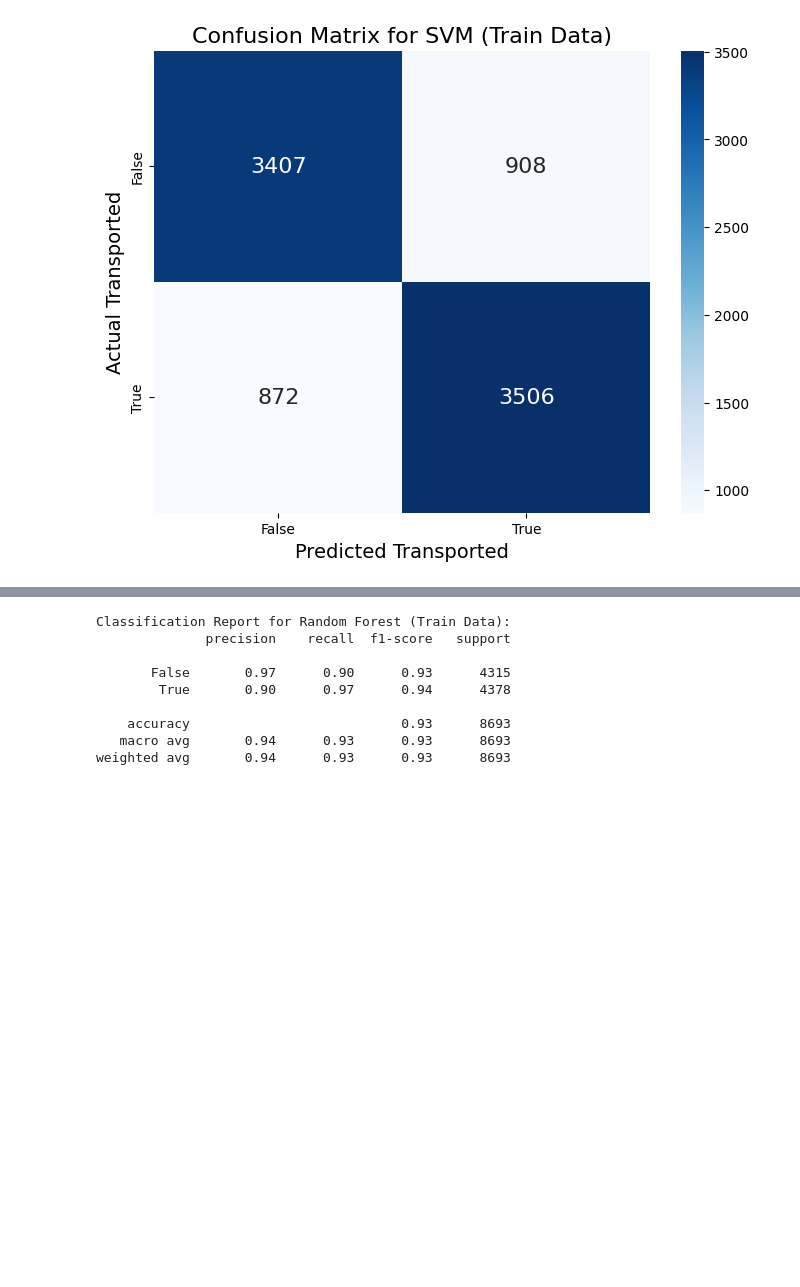
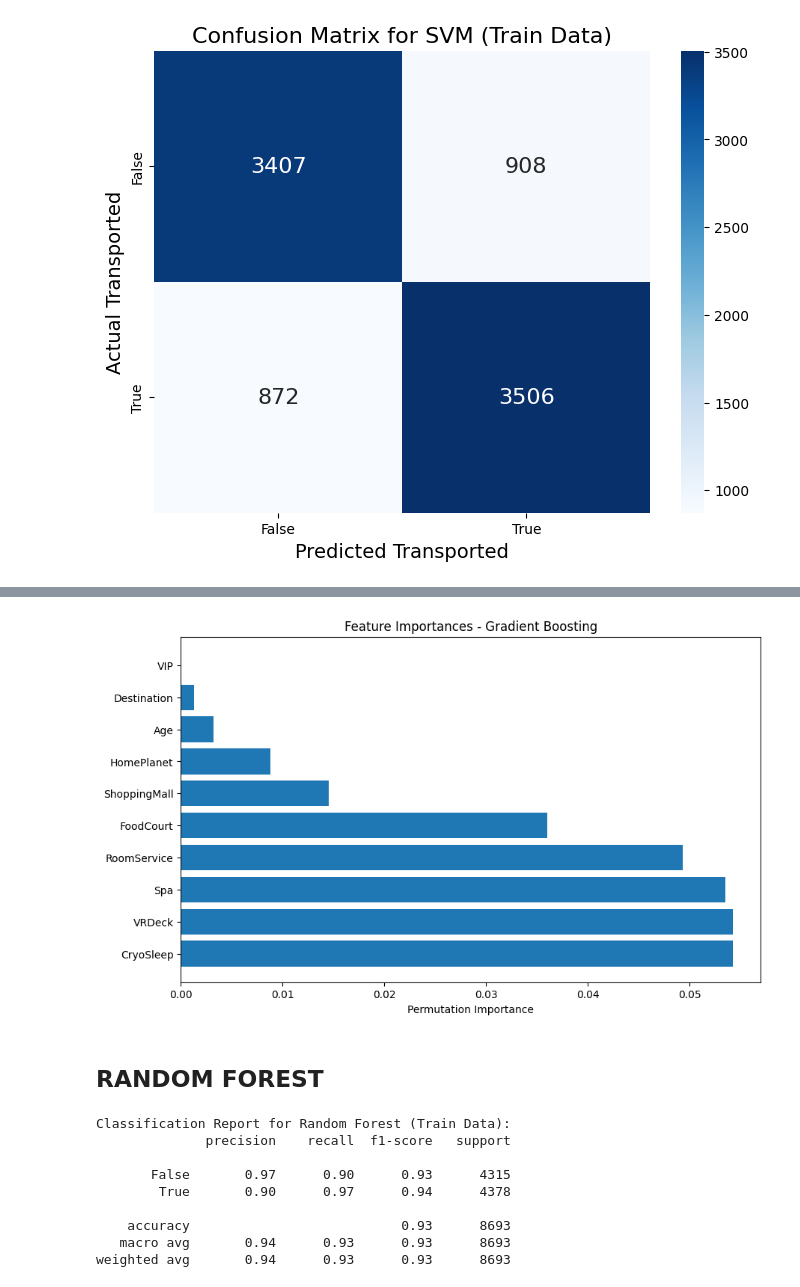
Before and after one commit to Kaggle-Challenge-Group-13/Spaceship-Titanic---Group-13, a Jupyter notebook: Kaggle_Spaceship_Challenge_Group_13.ipynb, the cells around one changed output, grey strips where cells are left out. Saved outputs shown, nothing was run; the diff lists cells and outputs as text; code cells hidden in the pictures; blank space fills up the shorter version.

```diff
--- a/Kaggle_Spaceship_Challenge_Group_13.ipynb
+++ b/Kaggle_Spaceship_Challenge_Group_13.ipynb
@@ -426,3 +458,9 @@ RANDOM FOREST
+# %%
+plot_permutation_importance(gradient_boosting_pipeline, X_train, y_train, df_train,'Feature Importances - Gradient Boosting')
+# %% [output]
+[figure, added]
+# %% [markdown]
+## RANDOM FOREST
 # %%
 # Define the model
 model = RandomForestClassifier(random_state=42)
```
Also changed, not shown: parts of 21 cells of this notebook.
